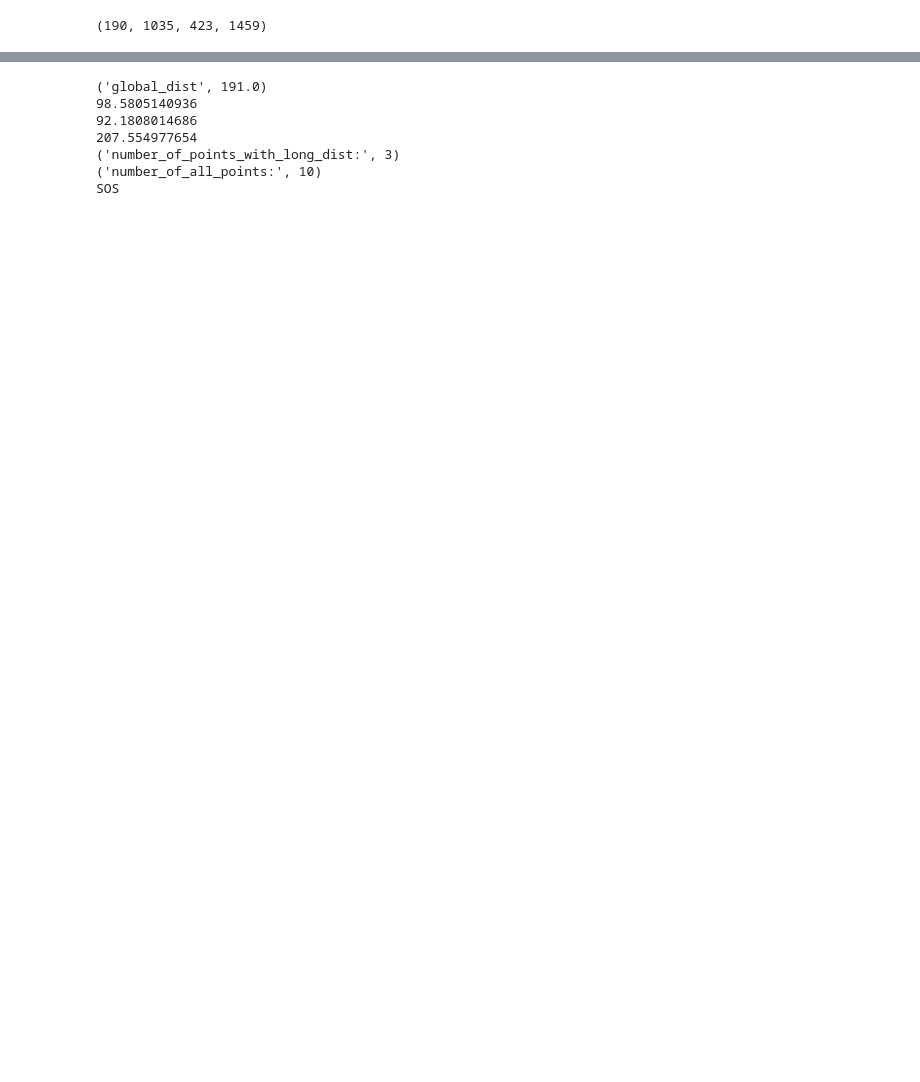
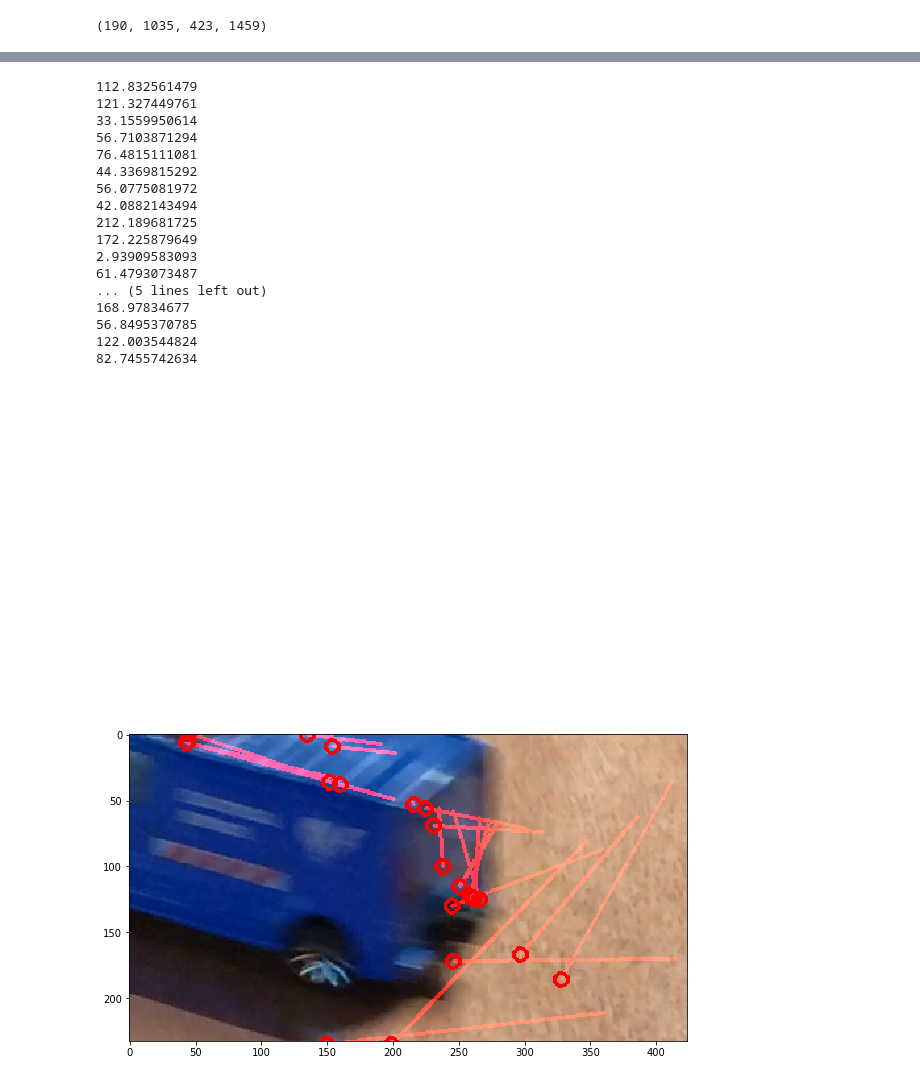
Before and after one commit to alex27594/bigbro, a Jupyter notebook: OpticalFlow.ipynb, the cells around one changed output, grey strips where cells are left out. Drawn from its saved outputs; the diff is of its cells as text; code cells hidden in the pictures; blank space fills up the shorter version.

```diff
--- a/OpticalFlow.ipynb
+++ b/OpticalFlow.ipynb
@@ -8,7 +8,7 @@ import matplotlib.pylab as plt
 def show(img):
     ax = plt.axes([0,0,1,1], frameon=False)
     ax.set_axis_off()
-    plt.figure(figsize=(20,10))
+    plt.figure(figsize=(10,10))
     plt.imshow(cv2.cvtColor(img, cv2.COLOR_BGR2RGB))
 
 def show_gray(img):
@@ -165,8 +159,8 @@ def check_for_stealing(rect_left, rect_top, rect_right, rect_bottom, first_img_p
     # params for ShiTomasi corner detection
     feature_params = dict( maxCorners = 1000,
                            qualityLevel = 0.3,
-                           minDistance = 7,
-                           blockSize = 7)
+                           minDistance = 3,
+                           blockSize = 3)
 
     # Parameters for lucas kanade optical flow
     lk_params = dict( winSize  = (21, 21),
@@ -174,19 +168,38 @@ def check_for_stealing(rect_left, rect_top, rect_right, rect_bottom, first_img_p
                      criteria = (cv2.TERM_CRITERIA_EPS | cv2.TERM_CRITERIA_COUNT, 10, 0.03))
 
     # Take first frame and find corners in it
-    first_img = cv2.imread('frames/' + first_img_path)
+    first_img = cv2.imread(first_img_path)
 
     old_frame = cut_rectangle(rect_left, rect_top, rect_right, rect_bottom, first_img)
     old_gray = cv2.cvtColor(old_frame, cv2.COLOR_BGR2GRAY)
     p0 = cv2.goodFeaturesToTrack(old_gray, mask = None, **feature_params)
 
-    second_img = cv2.imread('frames/' + second_img_path)
+    second_img = cv2.imread(second_img_path)
     frame = cut_rectangle(rect_left, rect_top, rect_right, rect_bottom, second_img)
     frame_gray = cv2.cvtColor(frame, cv2.COLOR_BGR2GRAY)
 
     # calculate optical flow
     p1, st, err = cv2.calcOpticalFlowPyrLK(old_gray, frame_gray, p0, None, **lk_params)
+
+    # Create a mask image for drawing purposes
+    mask = np.zeros_like(old_frame)
+
+    # Select good points
+    good_new = p1[st==1]
+    good_old = p0[st==1]
+    # draw the tracks
+    for i,(new,old) in enumerate(zip(good_new,good_old)):
+        a,b = new.ravel()
+        c,d = old.ravel()
+        mask = cv2.line(mask, (a,b),(c,d), (0,0,255), 2)
+        frame = cv2.circle(frame,(a,b), 5, (0,0,255), 2)
+
+    img = cv2.add(frame, mask)
+    show(img)
+
     check_alarm(frame.shape, p1, st, p0)
+
+    return old_frame, frame
 # %%
 import json
 json_coordinates = json.loads('{"top": 190, "left": 1035, "bottom": 423, "right": 1459}')
@@ -201,10 +243,22 @@ print(top, left, bottom, right)
 # %%
-check_for_stealing(left, top, right, bottom, 'first_frame.png', 'second_frame.png')
+old_frame, frame = check_for_stealing(left, top, right, bottom, 'frames/0_frame.png', 'frames/85_frame.png')
 # %% [output]
-('global_dist', 191.0)
-98.5805140936
-92.1808014686
-207.554977654
-('number_of_points_with_long_dist:', 3)
-('number_of_all_points:', 10)
-SOS
+112.832561479
+121.327449761
+33.1559950614
+56.7103871294
+76.4815111081
+44.3369815292
+56.0775081972
+42.0882143494
+212.189681725
+172.225879649
+2.93909583093
+61.4793073487
+... (5 lines left out)
+168.97834677
+56.8495370785
+122.003544824
+82.7455742634
+[figure, added]
+[figure, added]
```
Also changed, not shown: parts of 4 cells of this notebook, 1 other file.
